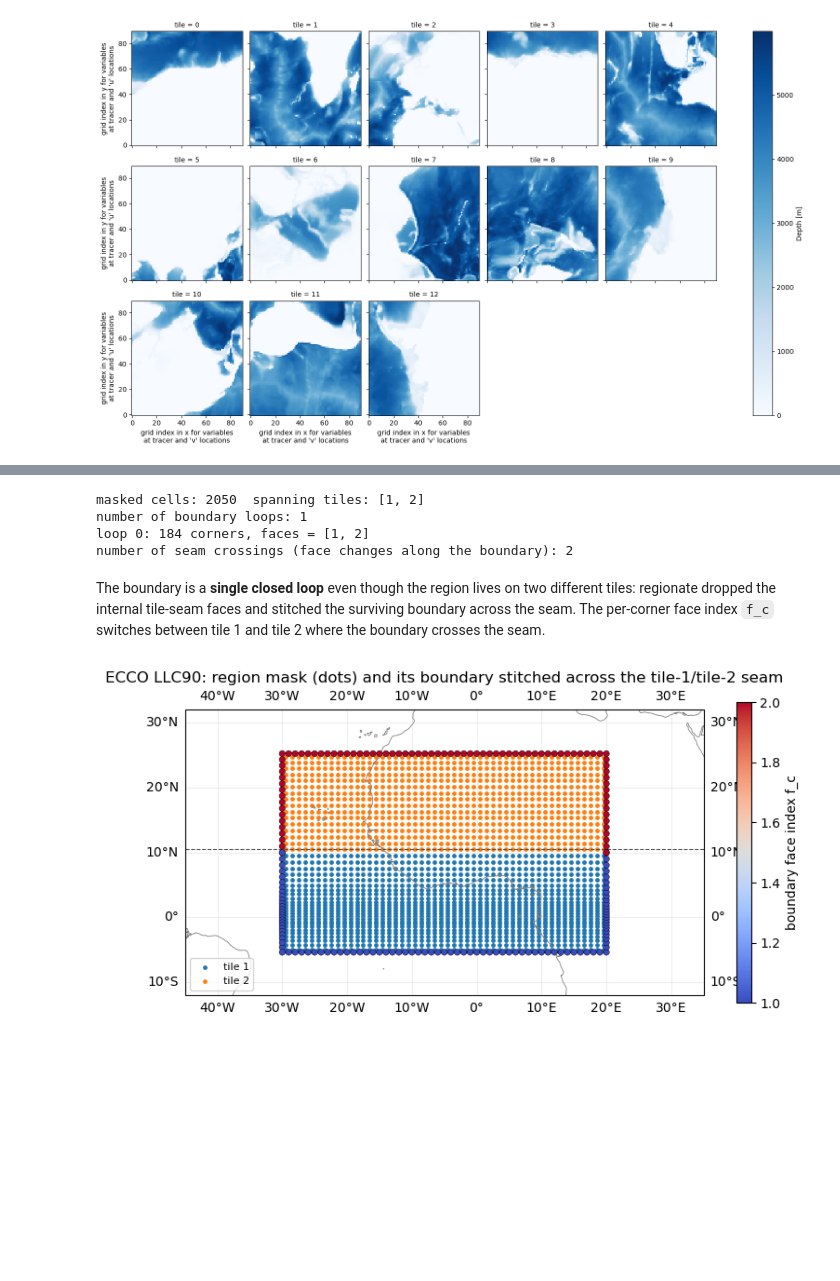
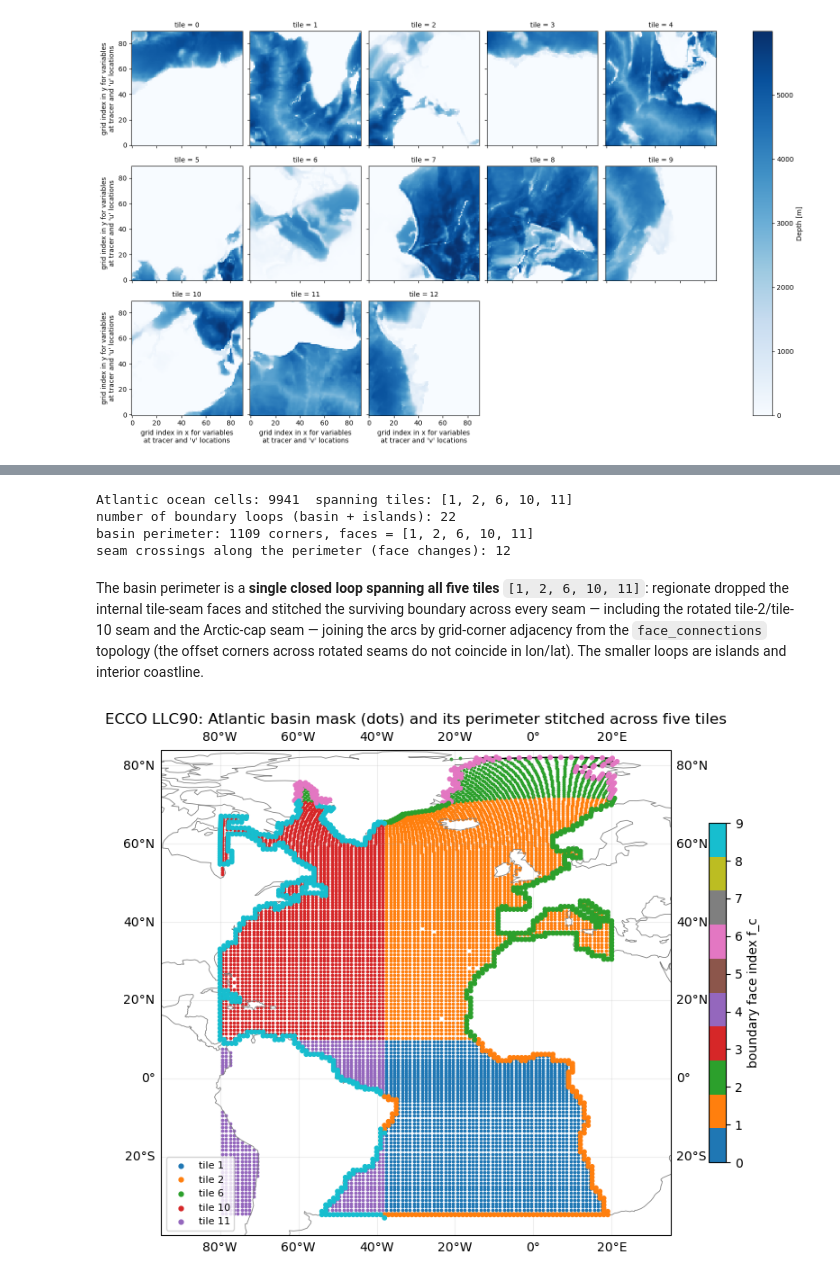
Before and after one commit to hdrake/regionate, a Jupyter notebook: examples/5_ECCO_LLC90_multiface_regions.ipynb, the cells around one changed output, grey strips where cells are left out. Drawn from its saved outputs; the diff is of its cells as text; code cells hidden in the pictures; blank space fills up the shorter version.

```diff
--- a/examples/5_ECCO_LLC90_multiface_regions.ipynb
+++ b/examples/5_ECCO_LLC90_multiface_regions.ipynb
@@ -57,57 +60,62 @@ crosses that seam and trace its boundary with `MaskRegions`.
 # %%
 lon = grid._ds["geolon"]
 lat = grid._ds["geolat"]
+depth = grid._ds["Depth"]
 
-# Contiguous box crossing the tile-1 / tile-2 seam (~10N).
-mask = ((lon > -30) & (lon < 20) & (lat > -5) & (lat < 25)).compute()
+atlantic = (
+    (depth > 0) & (
+        ((lon > -80) & (lon < 20) & (lat > -35) & (lat < 67)) |   # main basin
+        ((lon > -60) & (lon < 20) & (lat >= 67) & (lat < 82))     # Nordic / Arctic sector
+    )
+).compute()
 
-tiles_in_mask = sorted(set(np.where(mask.values.any(axis=(1, 2)))[0].tolist()))
-print(f"masked cells: {int(mask.sum())}  spanning tiles: {tiles_in_mask}")
+tiles_in_mask = sorted(set(np.where(atlantic.values.any(axis=(1, 2)))[0].tolist()))
+print(f"Atlantic ocean cells: {int(atlantic.sum())}  spanning tiles: {tiles_in_mask}")
 
-regions = MaskRegions(mask, grid).region_dict
-print(f"number of boundary loops: {len(regions)}")
+regions = MaskRegions(atlantic, grid).region_dict
+print(f"number of boundary loops (basin + islands): {len(regions)}")
 
-region = regions[0]
-# i_c/j_c/f_c are closed loops (first point repeated at the end); the lon/lat
-# corner arrays are open, so drop the closing point to align them.
-fc_closed = np.asarray(region.f_c)
-faces = fc_closed[:-1]
-print(f"loop 0: {len(region.lons_c)} corners, faces = {sorted(set(faces.tolist()))}")
-print(f"number of seam crossings (face changes along the boundary): "
+# The basin perimeter is the largest loop; the rest are islands / interior coastline.
+basin = max(regions.values(), key=lambda r: len(r.lons_c))
+fc_closed = np.asarray(basin.f_c)
+faces = fc_closed[:-1]   # f_c is a closed loop; align with the open lon/lat corners
+print(f"basin perimeter: {len(basin.lons_c)} corners, faces = {sorted(set(faces.tolist()))}")
+print(f"seam crossings along the perimeter (face changes): "
       f"{int((fc_closed[:-1] != fc_closed[1:]).sum())}")
 # %% [output]
-masked cells: 2050  spanning tiles: [1, 2]
-number of boundary loops: 1
-loop 0: 184 corners, faces = [1, 2]
-number of seam crossings (face changes along the boundary): 2
+Atlantic ocean cells: 9941  spanning tiles: [1, 2, 6, 10, 11]
+number of boundary loops (basin + islands): 22
+basin perimeter: 1109 corners, faces = [1, 2, 6, 10, 11]
+seam crossings along the perimeter (face changes): 12
-# %% [markdown]
-The boundary is a **single closed loop** even though the region lives on two different
-tiles: regionate dropped the internal tile-seam faces and stitched the surviving
-boundary across the seam. The per-corner face index `f_c` switches between tile 1 and
-tile 2 where the boundary crosses the seam.
+# %% [markdown]
+The basin perimeter is a **single closed loop spanning all five tiles**
+`[1, 2, 6, 10, 11]`: regionate dropped the internal tile-seam faces and stitched the
+surviving boundary across every seam — including the rotated tile-2/tile-10 seam and the
+Arctic-cap seam — joining the arcs by grid-corner adjacency from the `face_connections`
+topology (the offset corners across rotated seams do not coincide in lon/lat). The
+smaller loops are islands and interior coastline.
 # %%
-fig = plt.figure(figsize=(9, 6))
+fig = plt.figure(figsize=(11, 7))
 ax = plt.axes(projection=ccrs.PlateCarree())
-ax.set_extent([-45, 35, -12, 32], crs=ccrs.PlateCarree())
+ax.set_extent([-95, 35, -40, 84], crs=ccrs.PlateCarree())
 ax.coastlines(color="0.5", linewidth=0.6)
 ax.gridlines(draw_labels=True, alpha=0.2)
 
-# Masked cell centers, coloured by tile.
+# Atlantic mask cell centers, coloured by tile.
 for t in tiles_in_mask:
-    m = mask.isel(tile=t).values
+    m = atlantic.isel(tile=t).values
     ax.scatter(lon.isel(tile=t).values[m], lat.isel(tile=t).values[m],
-               s=6, label=f"tile {t}")
+               s=3, label=f"tile {t}")
 
-# Traced boundary, with corners coloured by face index f_c.
-ax.plot(region.lons_c, region.lats_c, "-", color="k", lw=1.2, zorder=4)
-sc = ax.scatter(region.lons_c, region.lats_c, c=faces, cmap="coolwarm",
-                s=22, zorder=5, edgecolor="k", linewidth=0.3)
-ax.axhline(10.5, color="0.3", ls="--", lw=0.8)  # approx tile-1 / tile-2 seam
+# Basin perimeter, with corners coloured by face index f_c.
+ax.plot(basin.lons_c, basin.lats_c, "-", color="k", lw=1.0, zorder=4)
+sc = ax.scatter(basin.lons_c, basin.lats_c, c=faces, cmap="tab10", vmin=0, vmax=9,
+                s=10, zorder=5)
 plt.colorbar(sc, ax=ax, label="boundary face index f_c", shrink=0.7)
-ax.legend(loc="lower left", fontsize=8)
-ax.set_title("ECCO LLC90: region mask (dots) and its boundary stitched across the "
-             "tile-1/tile-2 seam")
+ax.legend(loc="lower left", fontsize=8, markerscale=2)
+ax.set_title("ECCO LLC90: Atlantic basin mask (dots) and its perimeter stitched "
+             "across five tiles")
 plt.show()
 # %% [output]
-[figure, old version]
+[figure, new version]
 # %% [markdown]
```
Also changed, not shown: parts of 3 cells of this notebook, 2 other files.
